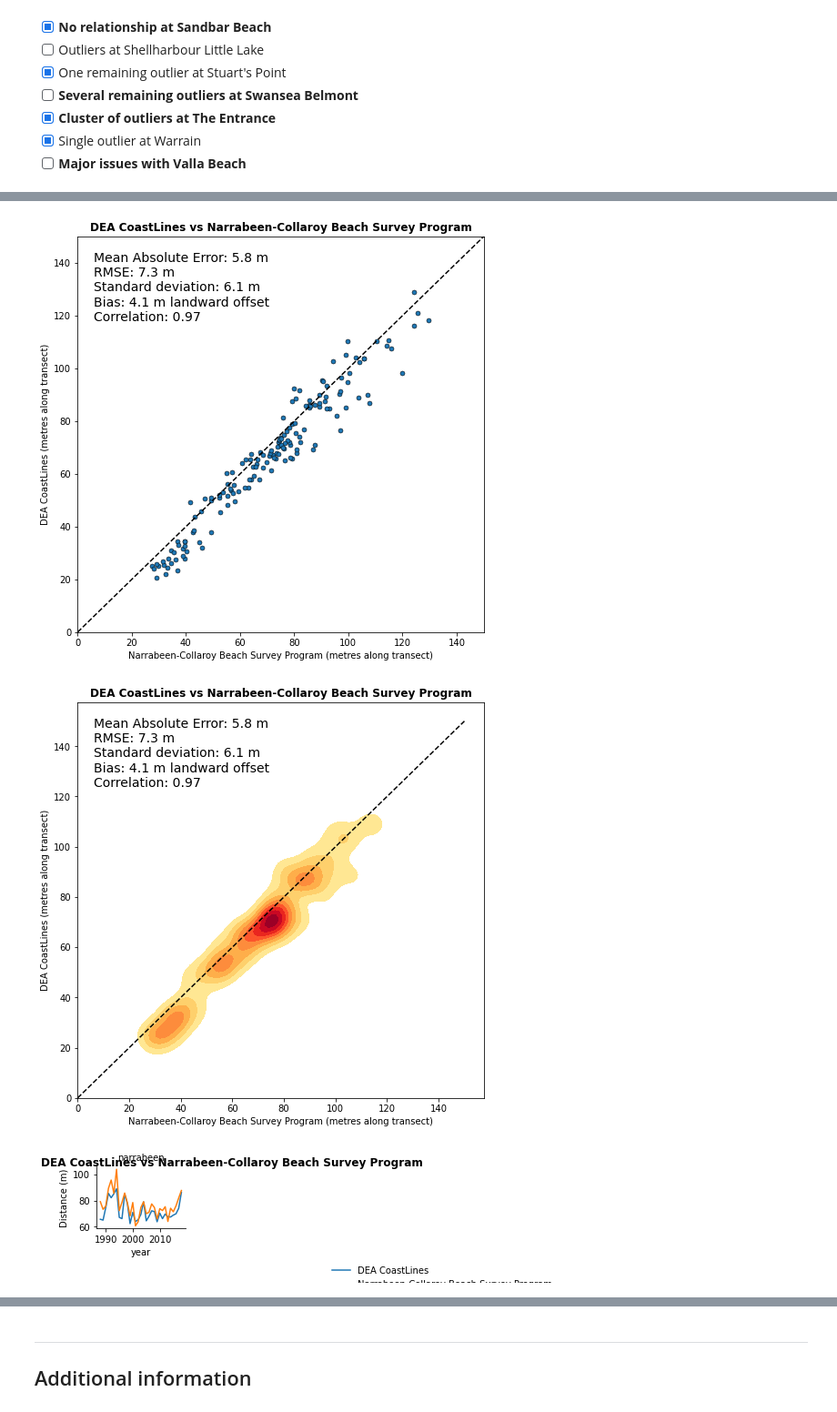
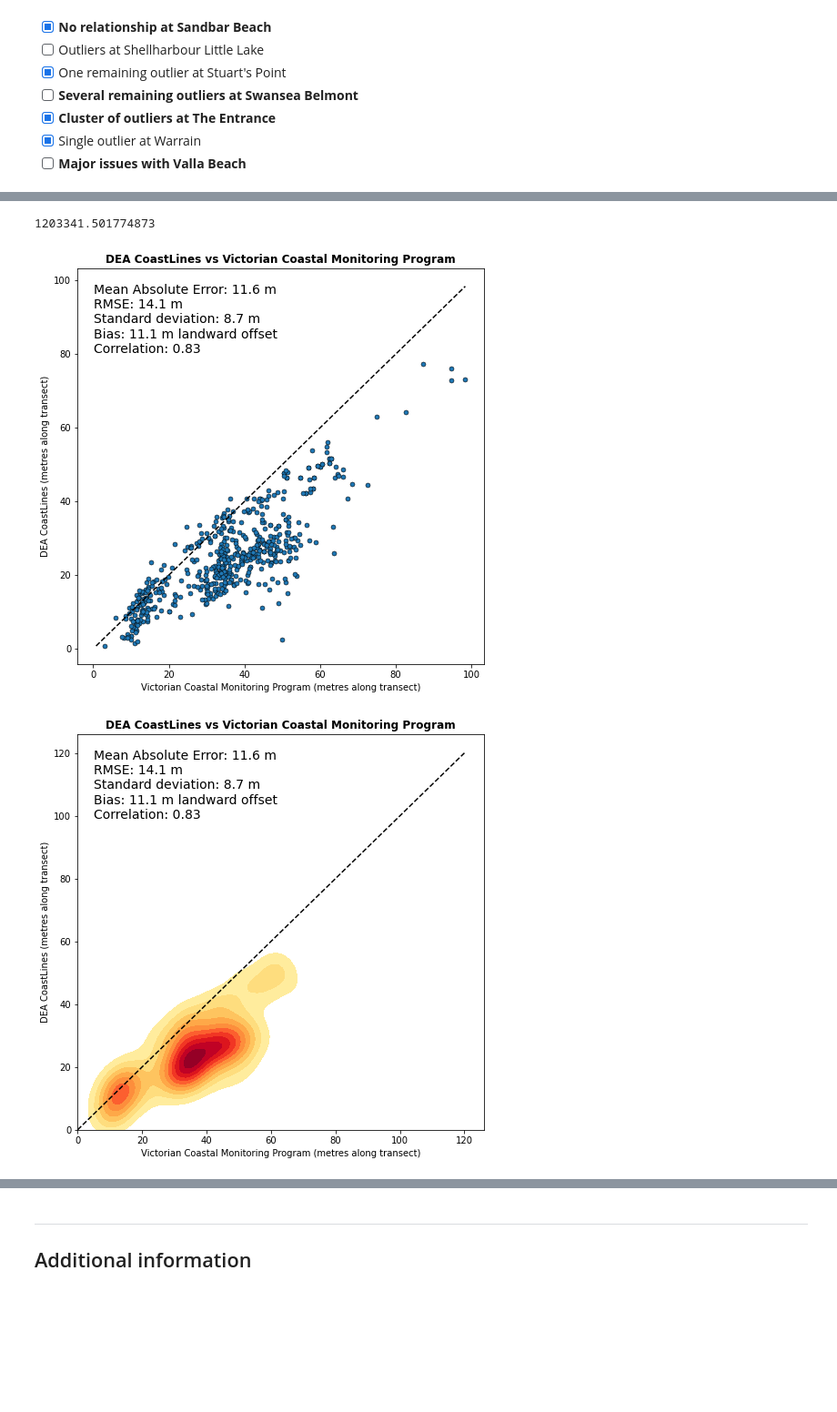
Before and after one commit to GeoscienceAustralia/dea-coastlines, a Jupyter notebook: validation/DEACoastlines_validation.ipynb, the cells around one changed output, grey strips where cells are left out. Shown: that part at 91% size. Cells and saved outputs as stored; diff of their text form; code cells hidden in the pictures; blank space fills up the shorter version.

```diff
--- a/validation/DEACoastlines_validation.ipynb
+++ b/validation/DEACoastlines_validation.ipynb
@@ -292,8 +261,8 @@ To investigate:
 * [X] Single outlier at Warrain
 * [ ] **Major issues with Valla Beach**
 # %%
-val_paths = glob.glob('output_data/wrl_*.csv')
-deacl_path = '/g/data/r78/DEACoastLines/DEACoastLines_coastlines_v0.3.0.shp'
+val_paths = glob.glob('output_data/vicdeakin_*.csv')
+deacl_path = '/g/data/r78/DEACoastlines/DEACoastLines_coastlines_v1.0.0.shp'
 
 stats_list = []
 
@@ -324,6 +293,10 @@ stats_df.head()
 # # Export evaluation vector
 # output_name = 'tasmarc'
 # export_eval(stats_df, output_name)
+# %%
+stats_subset.loc[:, ['start_x', 'start_y']].values.max()
+# %% [output]
+1203341.501774873
 # %%
 # Print stats and plot scatterplot
 stats_subset = stats_df  #.loc[stats_df.id.isin(['bussleton_all_31'])]
@@ -361,14 +334,19 @@ def val_plot(df,
                         s=25,
                         edgecolors='black',
                         linewidth=0.5,
-                        xlim=extent,
-                        ylim=extent,
+#                         xlim=extent,
+#                         ylim=extent,
                         ax=ax,
                         **scatter_kwargs)
 
         # Add dashed line
-        ax.plot(np.linspace(*extent),
-                np.linspace(*extent),
+
+
+        ax.plot(
+                np.linspace(df.loc[:, ['deacl_dist', 'val_dist']].values.min(),
+                            df.loc[:, ['deacl_dist', 'val_dist']].values.max()),
+                np.linspace(df.loc[:, ['deacl_dist', 'val_dist']].values.min(),
+                            df.loc[:, ['deacl_dist', 'val_dist']].values.max()),
                 color='black',
                 linestyle='dashed')
 
@@ -458,36 +436,41 @@ def val_plot(df,
                         aspect=1.0,
                         kind="line",
                         legend='full',
                         col_wrap=5,
                         **time_kwargs)
         plt.subplots_adjust(top=0.9)
         g.fig.suptitle(f'DEA CoastLines vs {title}',
                        weight='bold',
                        ha='right')
 
         # Simplify titles
         g.set_titles(row_template='{row_name}',
                      col_template='{col_name}')
 
         # Customise legend
         g._legend.texts[0].set_text("")
         g._legend.set_bbox_to_anchor(time_legend_pos)
 
         # Export to file
         g.savefig(f"{title}_time_offset{offset:.1f}.png", dpi=300)
 
+    return pd.Series({'Mean Absolute Error': mae,
+                    f'RMSE': rmse,
+                    f'Standard deviation': stdev,
+                    f'Bias': f'{bias:.1f} m {offset_str}',
+                    f'Correlation': corr})
+
 
 # Run analysis
 g = val_plot(df=stats_subset,
-             title='Narrabeen-Collaroy Beach Survey Program',
+             title='Victorian Coastal Monitoring Program',
              scatter=True,
              density=True,
-             time=True,
+             time=False,
              time_stat='median',
              time_legend_pos=[0.67, 0.11],
              offset=0,
-             extent=(0, 150))
+             extent=(0, 120))
 # %% [output]
-[figure, old version]
+[figure, new version]
-[figure, old version]
+[figure, new version]
-[figure, removed]
```
Also changed, not shown: parts of 12 cells of this notebook, 1 other file.
